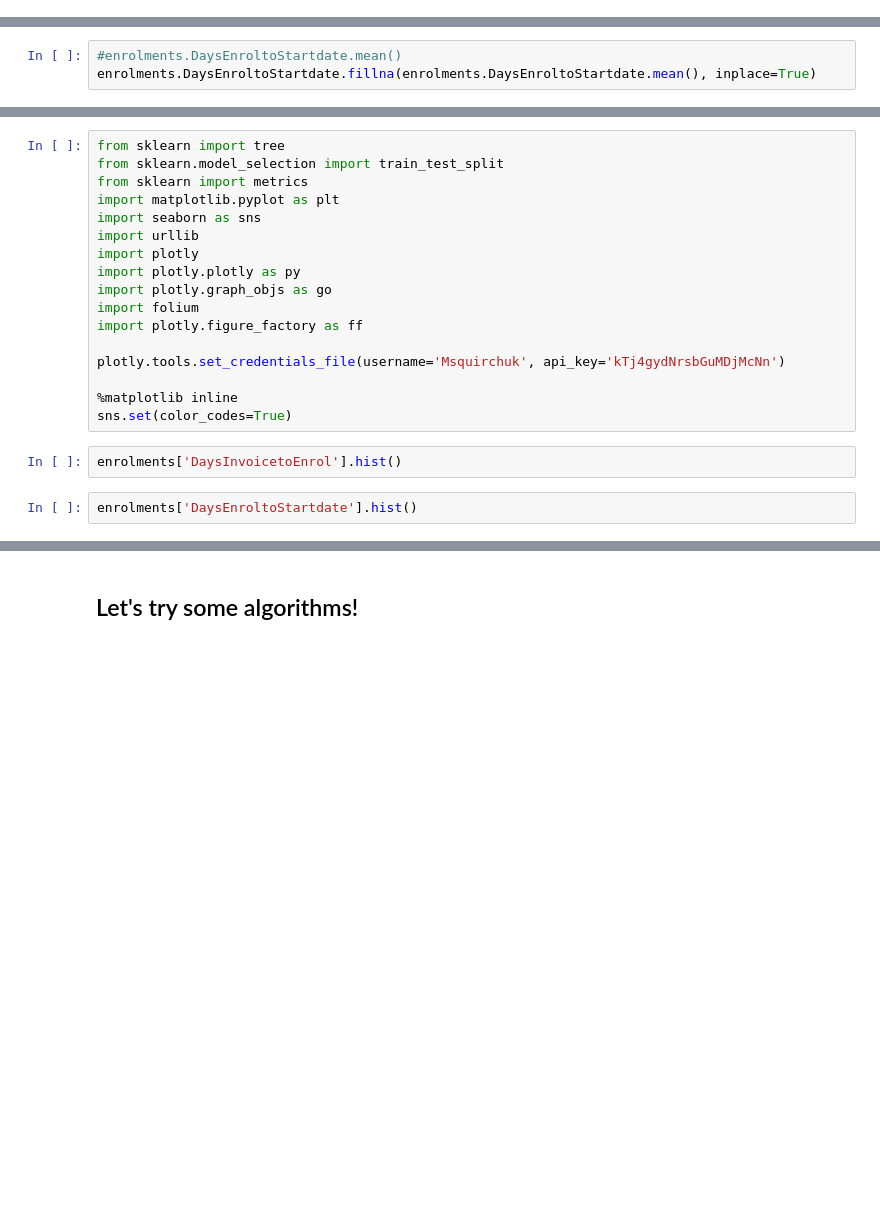
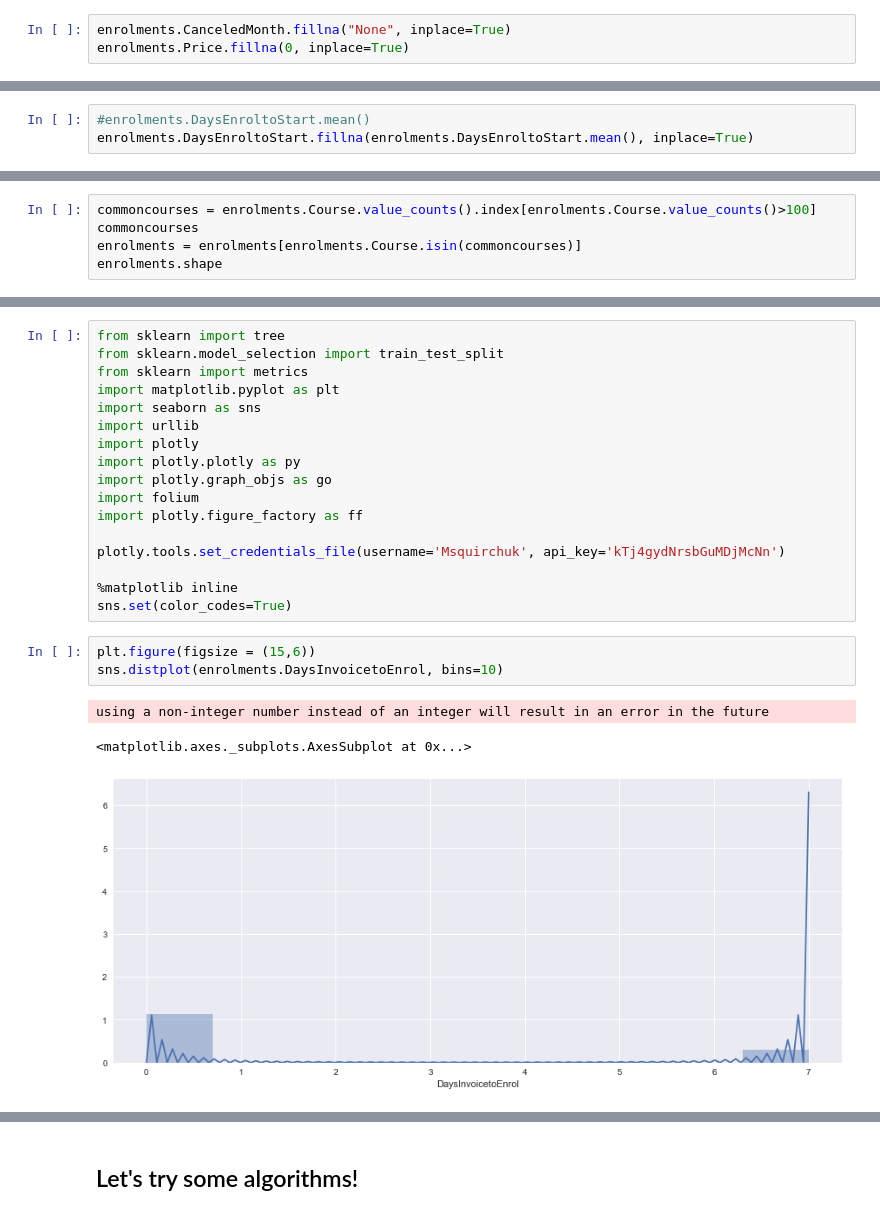
Before and after one commit to mikaelasquirchuk/dat8syd-project, a Jupyter notebook: New-Enrolments.ipynb, the cells around one changed output, grey strips where cells are left out. Saved outputs shown, nothing was run; the diff lists cells and outputs as text; blank space fills up the shorter version.

```diff
--- a/New-Enrolments.ipynb
+++ b/New-Enrolments.ipynb
@@ -68,0 +118,3 @@ enrolments.isnull().sum()
+# %%
+enrolments.CanceledMonth.fillna("None", inplace=True)
+enrolments.Price.fillna(0, inplace=True)
@@ -68,0 +147,3 @@ enrolments.isnull().sum()
+# %%
+#enrolments.DaysEnroltoStart.mean()
+enrolments.DaysEnroltoStart.fillna(enrolments.DaysEnroltoStart.mean(), inplace=True)
@@ -96,3 +186,0 @@ enrolments.PardotCategory.value_counts()
-# %%
-#enrolments.DaysEnroltoStartdate.mean()
-enrolments.DaysEnroltoStartdate.fillna(enrolments.DaysEnroltoStartdate.mean(), inplace=True)
@@ -126,0 +279,5 @@ enrolments.PardotCategory.value_counts()
+# %%
+commoncourses = enrolments.Course.value_counts().index[enrolments.Course.value_counts()>100]
+commoncourses
+enrolments = enrolments[enrolments.Course.isin(commoncourses)]
+enrolments.shape
@@ -154,7 +337,10 @@ plotly.tools.set_credentials_file(username='Msquirchuk', api_key='kTj4gydNrsbGuM
 
 %matplotlib inline
 sns.set(color_codes=True)
-# %%
-enrolments['DaysInvoicetoEnrol'].hist()
-# %%
-enrolments['DaysEnroltoStartdate'].hist()
+# %%
+plt.figure(figsize = (15,6))
+sns.distplot(enrolments.DaysInvoicetoEnrol, bins=10)
+# %% [output]
+using a non-integer number instead of an integer will result in an error in the future
+<matplotlib.axes._subplots.AxesSubplot at 0x...>
+[figure, added]
```
Also changed, not shown: parts of 46 cells of this notebook, 50 other files.
